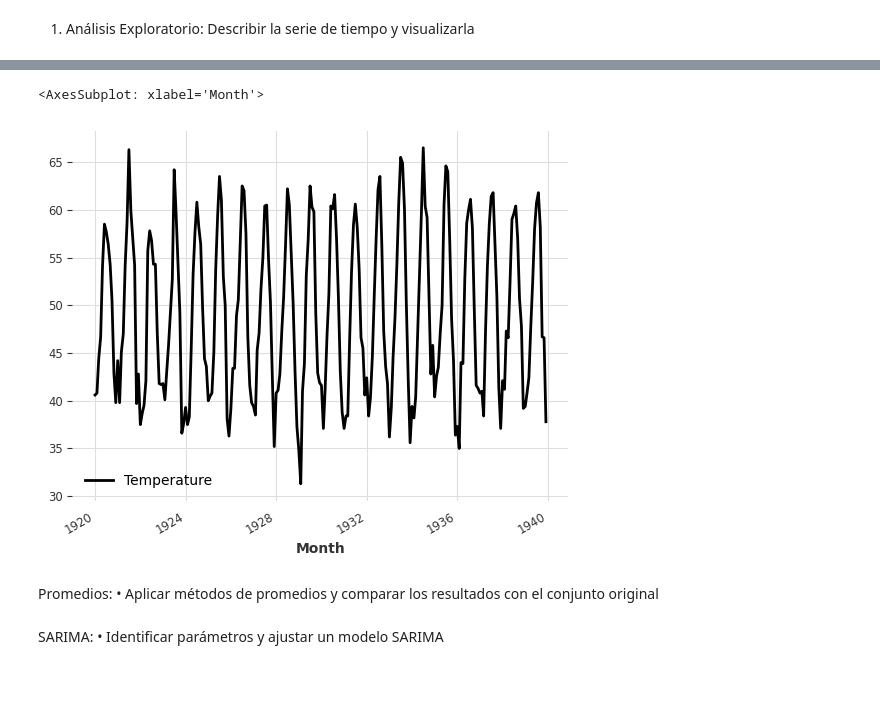
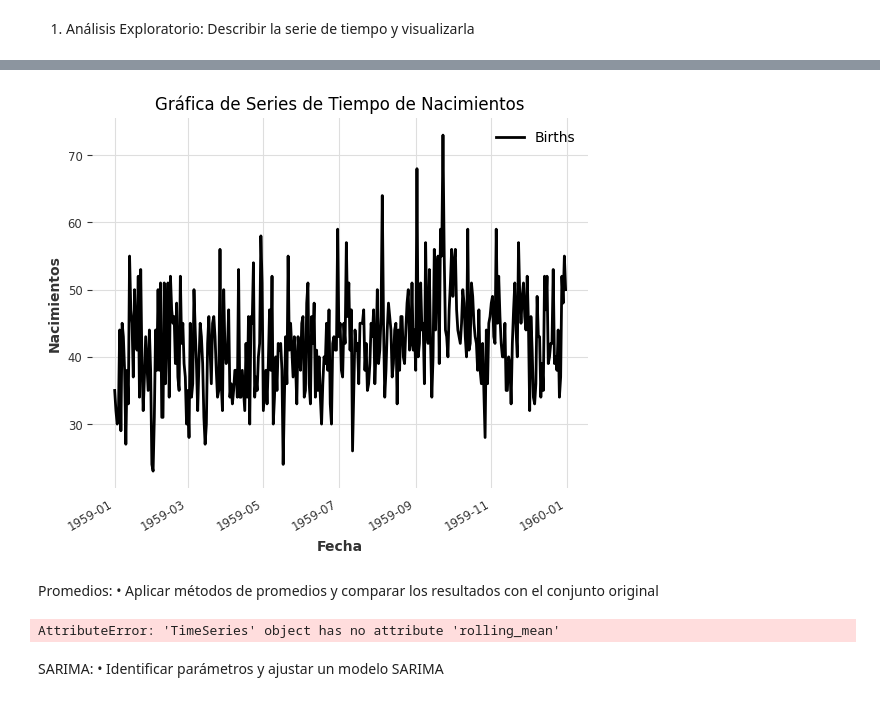
Before and after one commit to 20Candy/lab3_dataScience, a Jupyter notebook: ejercicio1_births.ipynb, the cells around one changed output, grey strips where cells are left out. Drawn from its saved outputs; the diff is of its cells as text; code cells hidden in the pictures.

```diff
--- a/ejercicio1_births.ipynb
+++ b/ejercicio1_births.ipynb
@@ -31,34 +31,31 @@ dataframe.head(10)
 # %%
 # Cargar la serie de tiempo
-ts = TimeSeries.from_dataframe(dataframe, 'Month', 'Temperature')
+ts = TimeSeries.from_dataframe(dataframe, 'Date', 'Births')
 
-# Visualizar la serie de tiempo
-ts.plot()
+# Crear la gráfica de serie de tiempo
+fig, ax = plt.subplots()
+ts.plot(ax=ax)
+
+ax.set_title("Gráfica de Series de Tiempo de Nacimientos")
+ax.set_xlabel("Fecha")
+ax.set_ylabel("Nacimientos")
+plt.show()
 # %% [output]
-<AxesSubplot: xlabel='Month'>
-[figure, old version]
+[figure, new version]
 # %% [markdown]
 Promedios:
 • Aplicar métodos de promedios y comparar los resultados con el conjunto original
 # %%
-from darts.models import NaiveMean, MovingAverage, ExponentialSmoothing
-
 # Aplicar promedios móviles
-naive_mean = NaiveMean()
-moving_avg = MovingAverage(window=10)
-exp_smoothing = ExponentialSmoothing()
-
-naive_mean.fit(ts)
-moving_avg.fit(ts)
-exp_smoothing.fit(ts)
+rolling_mean = ts.rolling_mean(window=10)
 
 # Visualizar resultados
 ts.plot(label='Original')
 naive_mean.predict(len(ts)).plot(label='Naive Mean')
-moving_avg.predict(len(ts)).plot(label='Moving Average')
-exp_smoothing.predict(len(ts)).plot(label='Exponential Smoothing')
 plt.legend()
 plt.show()
+# %% [output]
+AttributeError: 'TimeSeries' object has no attribute 'rolling_mean'
 # %% [markdown]
 SARIMA:
 • Identificar parámetros y ajustar un modelo SARIMA
```
Also changed, not shown: parts of 1 cell of this notebook.
